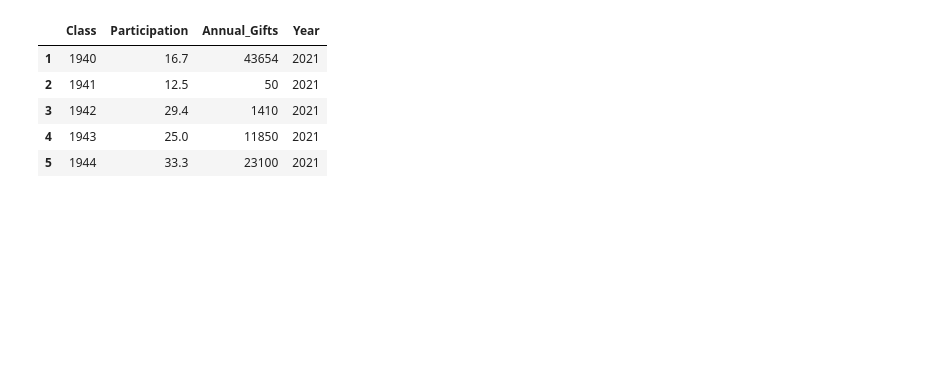
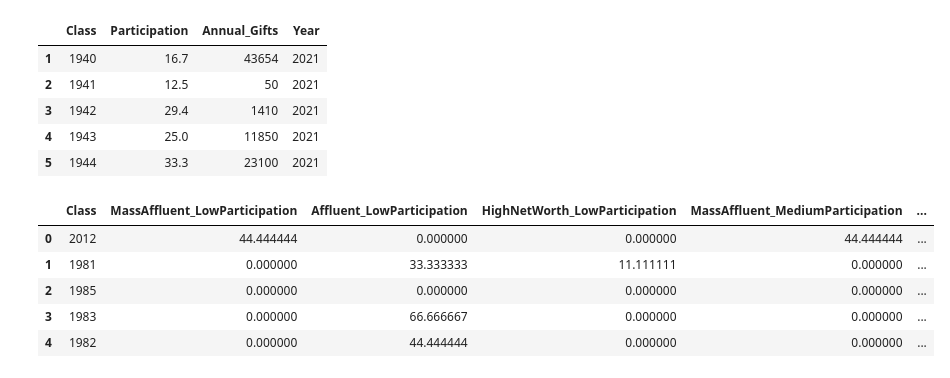
Before and after one commit to chris544460/yaleDonations, a Jupyter notebook: visualizer_dataExploration.ipynb, the cells around one changed output. Saved outputs shown, nothing was run; the diff lists cells and outputs as text; code cells hidden in the pictures; blank space fills up the shorter version.

```diff
--- a/visualizer_dataExploration.ipynb
+++ b/visualizer_dataExploration.ipynb
@@ -145,0 +230,31 @@ fig.show()
+# %%
+# copy the dataframe
+df2 = df.copy()
+
+
+# create a dataframe that contains the class year and the percentage of years spent in each quadrant
+df3 = pd.DataFrame({
+    'Class': pd.Series(df2['Class'].unique()),
+    'MassAffluent_LowParticipation': pd.Series([getFrequency_MassAffluent_LowParticipation(classYear) for classYear in df2['Class'].unique()]),
+    'Affluent_LowParticipation': pd.Series([getFrequency_Affluent_LowParticipation(classYear) for classYear in df2['Class'].unique()]),
+    'HighNetWorth_LowParticipation': pd.Series([getFrequency_HighNetWorth_LowParticipation(classYear) for classYear in df2['Class'].unique()]),
+    'MassAffluent_MediumParticipation': pd.Series([getFrequency_MassAffluent_MediumParticipation(classYear) for classYear in df2['Class'].unique()]),
+    'Affluent_MediumParticipation': pd.Series([getFrequency_Affluent_MediumParticipation(classYear) for classYear in df2['Class'].unique()]),
+    'HighNetWorth_MediumParticipation': pd.Series([getFrequency_HighNetWorth_MediumParticipation(classYear) for classYear in df2['Class'].unique()]),
+    'MassAffluent_HighParticipation': pd.Series([getFrequency_MassAffluent_HighParticipation(classYear) for classYear in df2['Class'].unique()]),
+    'Affluent_HighParticipation': pd.Series([getFrequency_Affluent_HighParticipation(classYear) for classYear in df2['Class'].unique()]),
+    'HighNetWorth_HighParticipation': pd.Series([getFrequency_HighNetWorth_HighParticipation(classYear) for classYear in df2['Class'].unique()]),
+    'MassAffluent_HighestParticipation': pd.Series([getFrequency_MassAffluent_HighestParticipation(classYear) for classYear in df2['Class'].unique()]),
+    'Affluent_HighestParticipation': pd.Series([getFrequency_Affluent_HighestParticipation(classYear) for classYear in df2['Class'].unique()]),
+    'HighNetWorth_HighestParticipation': pd.Series([getFrequency_HighNetWorth_HighestParticipation(classYear) for classYear in df2['Class'].unique()])
+})
+# %%
+# show all rows for column where the class year is "2012"
+df3.head()
+# %% [output]
+|  | Class | MassAffluent_LowParticipation | Affluent_LowParticipation | HighNetWorth_LowParticipation | MassAffluent_MediumParticipation | ... |
+| 0 | 2012 | 44.444444 | 0.000000 | 0.000000 | 44.444444 | ... |
+| 1 | 1981 | 0.000000 | 33.333333 | 11.111111 | 0.000000 | ... |
+| 2 | 1985 | 0.000000 | 0.000000 | 0.000000 | 0.000000 | ... |
+| 3 | 1983 | 0.000000 | 66.666667 | 0.000000 | 0.000000 | ... |
+| 4 | 1982 | 0.000000 | 44.444444 | 0.000000 | 0.000000 | ... |
```
Also changed, not shown: parts of 3 cells of this notebook, 3 other files.
